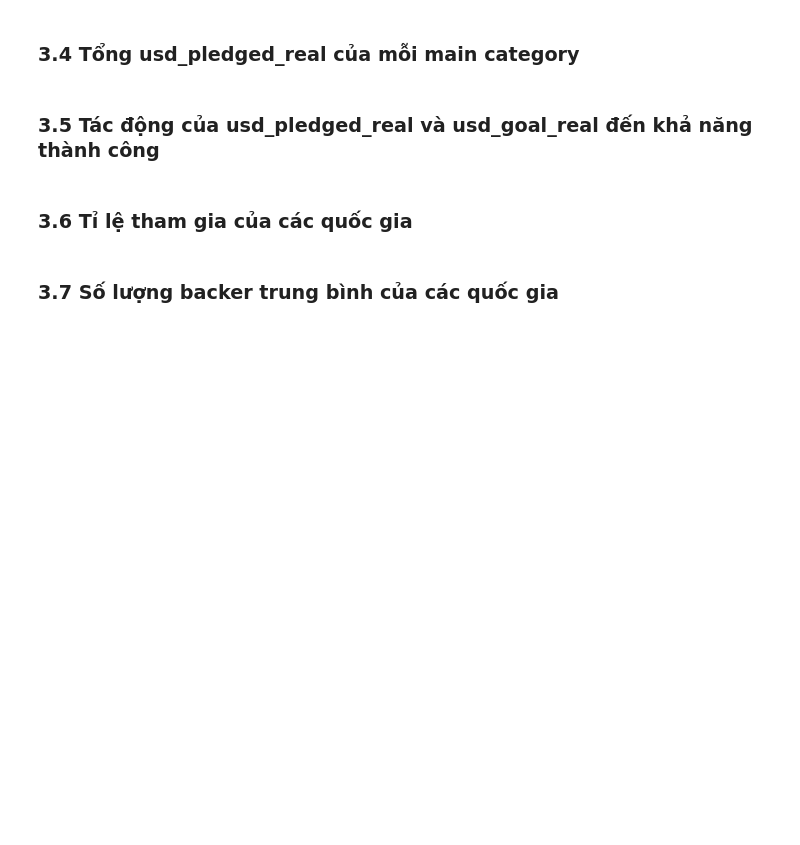
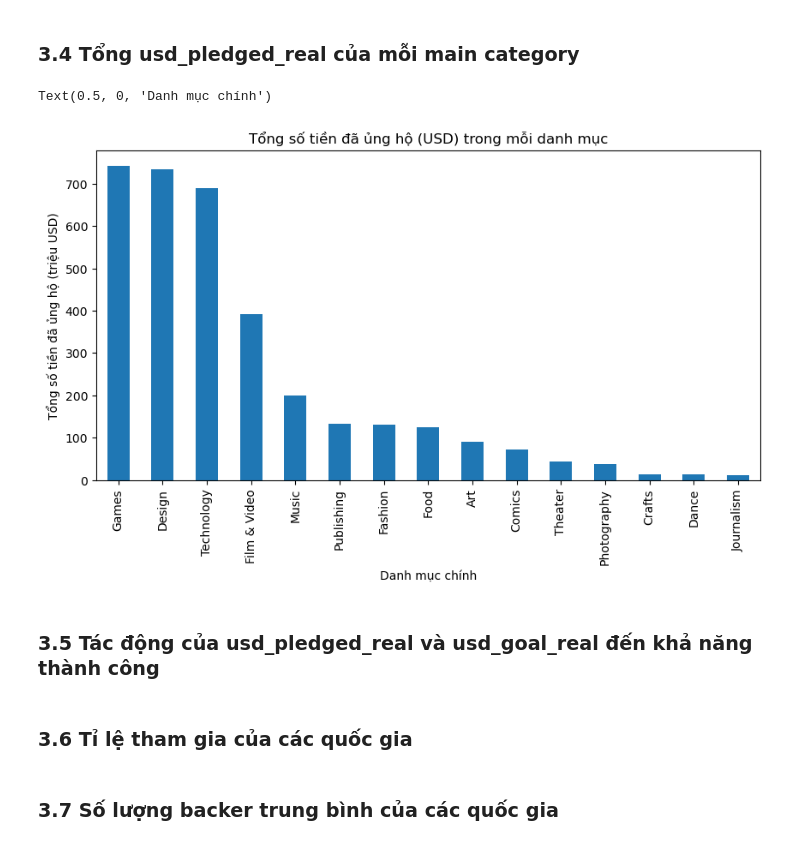
Before and after one commit to DucPhu2308/KickstarterProject_EDA_ML, a Jupyter notebook: KickstarterProject_ML.ipynb, the cells around one changed output. Drawn from its saved outputs; the diff is of its cells as text; code cells hidden in the pictures; blank space fills up the shorter version.

```diff
--- a/KickstarterProject_ML.ipynb
+++ b/KickstarterProject_ML.ipynb
@@ -111,5 +196,16 @@ output
 # %% [markdown]
 ### 3.4 Tổng usd_pledged_real của mỗi main category
+# %%
+# total usd pledged real in each category
+df3 = df.groupby('main_category')['usd_pledged_real'].sum().sort_values(ascending=False)
+df3 = df3 / 1e6
+df3.plot(kind='bar', figsize=(10, 5))
+plt.title('Tổng số tiền đã ủng hộ (USD) trong mỗi danh mục')
+plt.ylabel('Tổng số tiền đã ủng hộ (triệu USD)')
+plt.xlabel('Danh mục chính')
+# %% [output]
+Text(0.5, 0, 'Danh mục chính')
+[figure, added]
 # %% [markdown]
 ### 3.5 Tác động của usd_pledged_real và usd_goal_real đến khả năng thành công
 # %% [markdown]
```
Also changed, not shown: parts of 7 cells of this notebook.
